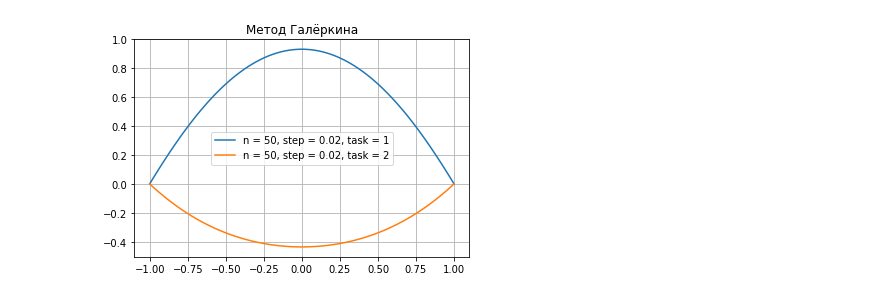
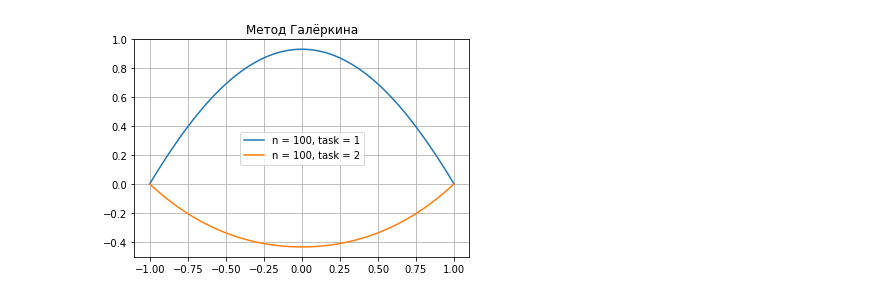
Before and after one commit to mrkomilfo/MChA, a Jupyter notebook: lab1/lab1-MChA.ipynb, the cells around one changed output. Drawn from its saved outputs; the diff is of its cells as text; code cells hidden in the pictures.

```diff
--- a/lab1/lab1-MChA.ipynb
+++ b/lab1/lab1-MChA.ipynb
@@ -65,8 +106,8 @@ def k1(x, i):
 # %%
+%%time
 n = 100
 for task in [1, 2]:
     x_list = np.linspace(A, B, n + 2)
-    x_list = list(x_list)
 
     matrix = []
     vector = []
@@ -85,7 +126,7 @@ for task in [1, 2]:
     matrix = np.matrix(matrix, dtype='float')
     vector = np.array(vector, dtype='float')
 
-    if m % 2 == 1:
+    if n % 2 == 1:
         a_list = np.linalg.solve(matrix[:-1:], vector[:-1:])
     else:
         a_list = np.linalg.solve(matrix, vector)
@@ -104,9 +146,9 @@ plt.grid()
 [figure]
 # %%
-def c2(x_list, j):
+def c2(x_list, i):
     sum = 0
     for x in x_list:
-        sum += (a(x) * diff2fi(x, j) + q(x) * fi(x, j)) * (a(x) * diff2fi(x, 0) + q(x) * fi(x, 0) + 1)
+        sum += (a(x) * diff2fi(x, i) + q(x) * fi(x, i)) * (a(x) * diff2fi(x, 0) + q(x) * fi(x, 0) + 1)
     return -2*sum
 
 
@@ -153,24 +239,20 @@ plt.grid()
 [figure]
 # %%
-def integ(func, i, j, a, b, h):
-    points = np.arange(a, b, h)
-    points = list(points)
-    points.append(b)
-    result = 0
-    for k in range(len(points)-1):
-        result += (func(points[k], i, j)+func(points[k+1], i, j))*(points[k+1]-points[k])/2
-    return result
+def integ(func, i, j, a, b):
+    def f(x):
+        return func(x, i, j)
+    return sp.quad(f, a, b)[0]
 
 
 def a_fi_diff2fi(x, i, j):
-    return a(x) * fi(x, j) * diff2fi(x, i)
+    return a(x) * fi(x, i) * diff2fi(x, j)
 
 
 def q_fi_fi(x, i, j):
     return q(x) * fi(x, i) * fi(x, j)
 
 
-def fi_(x, _, j):
-    if j == 0:
+def fi_(x, i, _):
+    if i == 0:
         return 0
-    return (1-x**2)*x**(j-1)
+    return (1-x**2)*x**(i-1)
@@ -179,15 +299,15 @@ def fi_(x, _, j):
 # %%
-n = 50
-step = 0.02
+%%time
+n = 100
 for task in [1, 2]:
     matrix = []
     vector = []
 
-    for j in range(1, n + 1):
+    for i in range(1, n + 1):
         row = []
-        for i in range(1, n + 1):
-            row.append(integ(a_fi_diff2fi, i, j, A, B, step) + integ(q_fi_fi, i, j, A, B, step))
-        vector.append(-(integ(a_fi_diff2fi, 0, j, A, B, step) + integ(q_fi_fi, 0, j, A, B, step) + integ(fi_, 0, j, A, B, step)))
+        for j in range(1, n + 1):
+            row.append(integ(a_fi_diff2fi, i, j, A, B) + integ(q_fi_fi, i, j, A, B))
+        vector.append(-(integ(a_fi_diff2fi, i, 0, A, B) + integ(q_fi_fi, i, 0, A, B) + integ(fi_, i, 0, A, B)))
         matrix.append(row)
 
     matrix = np.matrix(matrix, dtype='float')
@@ -202,7 +322,7 @@ for task in [1, 2]:
     result3.insert(0, 0)
     result3.append(0)
 
-    plt.plot(x_list, result3, label = "n = %d, step = %.2f, task = %d" % (n, step, task))
+    plt.plot(x_list, result3, label = "n = %d, task = %d" % (n, task))
 plt.title("Метод Галёркина")
 plt.legend()
 plt.grid()
@@ -210 +331 @@ plt.grid()
-[figure, old version]
+[figure, new version]
```
Also changed, not shown: parts of 10 cells of this notebook.
